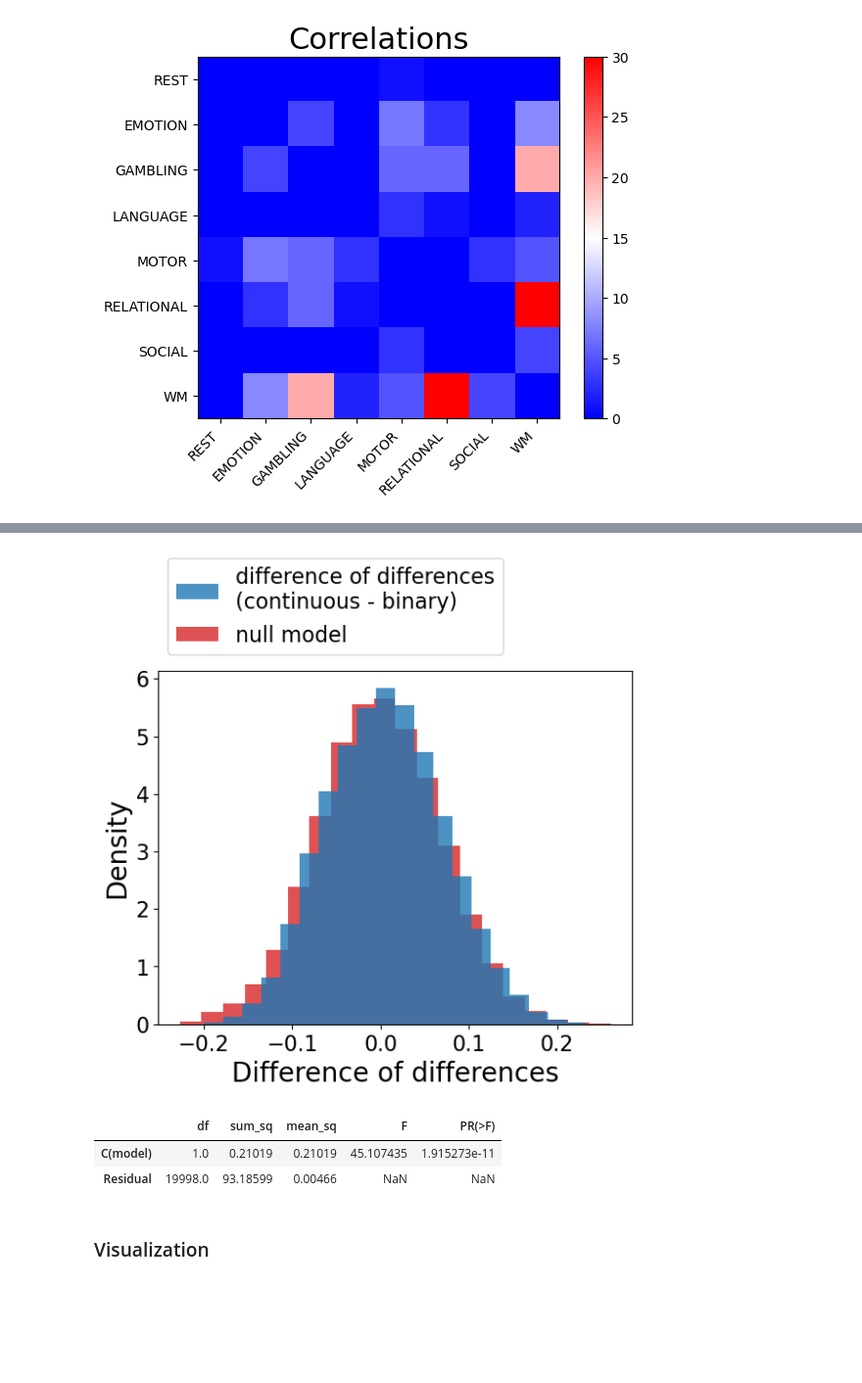
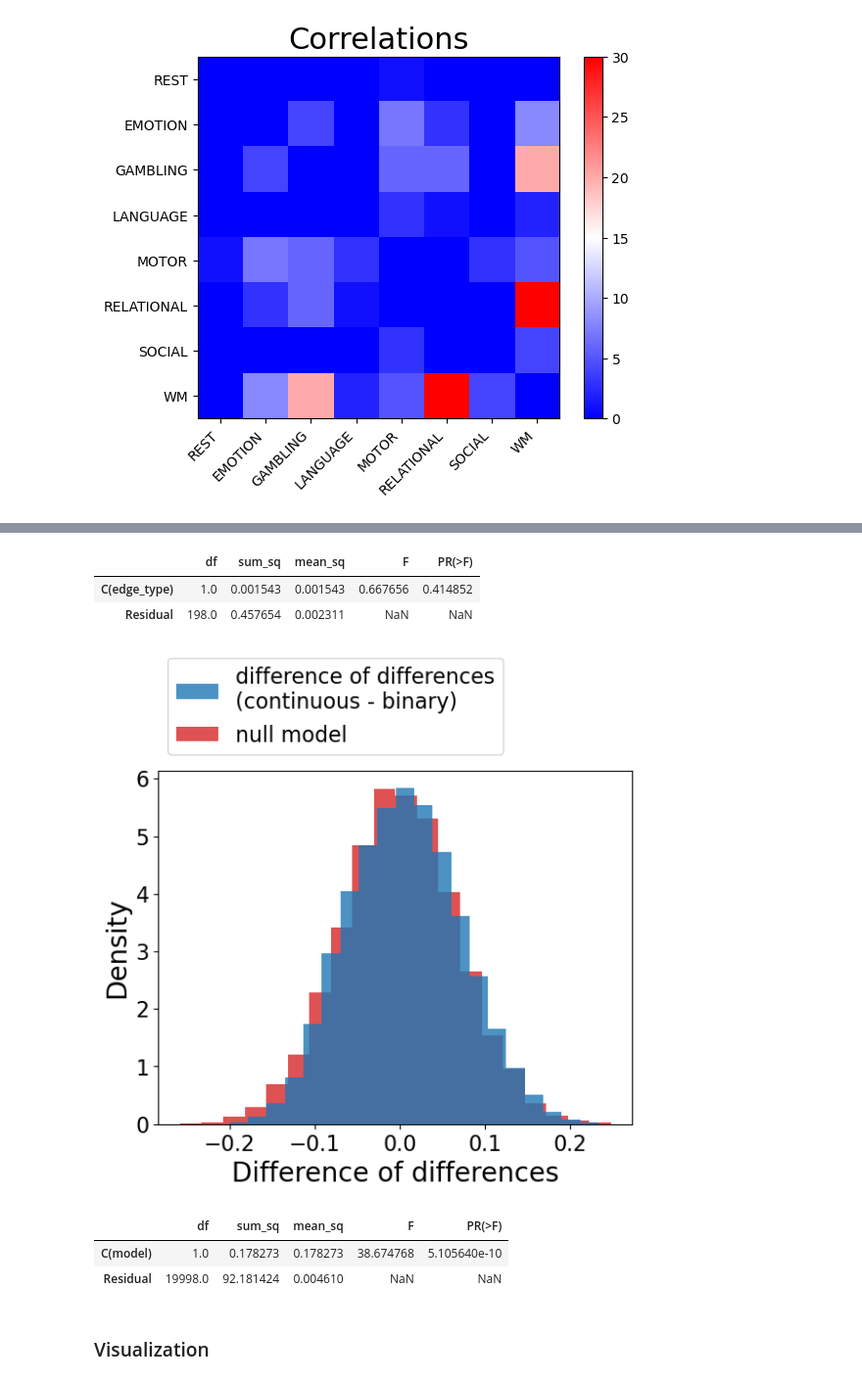
Before and after one commit to Vloon/MScThesis, a Jupyter notebook: classification_analysis.ipynb, the cells around one changed output, grey strips where cells are left out. Shown: that part at 98% size. Drawn from its saved outputs; the diff is of its cells as text; code cells hidden in the pictures; blank space fills up the shorter version.

```diff
--- a/classification_analysis.ipynb
+++ b/classification_analysis.ipynb
@@ -17,12 +19,27 @@ tick_fontsize = 16
 wrapsize = 25
 # %%
 def logit(p):
+    """
+    Logit function
+    PARAMS:
+    p : probability
+    """
     return np.log(p/(1-p))
 
 def invlogit(x):
+    """
+    Inverse logit function (a.k.a. logistic function)
+    PARAMS:
+    x : logit-transformed probability
+    """
     return 1/(1+np.exp(-x))
 
 def arcsin_sqrt(p):
+    """
+    Arcsin square-root transformation
+    PARAMS:
+    p : probability
+    """
     return np.arcsin(np.sqrt(p))
 # %%
 folder = os.path.join(os.getcwd(),'SVM')
@@ -200,6 +243,18 @@ plt.show()
+# %%
+## Perform an analysis of variance on the two difference distributions
+ets = n_folds**2*['Binary'] + n_folds**2*['Continuous']
+df_diff = pd.DataFrame({'edge_type':ets, 'difference':np.hstack([bin_difference_dist, con_difference_dist])})
+model = ols('difference ~ C(edge_type)', data=df_diff).fit()
+sm.stats.anova_lm(model, typ=1)
+# %% [output]
+|  | df | sum_sq | mean_sq | F | PR(>F) |
+| C(edge_type) | 1.0 | 0.001543 | 0.001543 | 0.667656 | 0.414852 |
+| Residual | 198.0 | 0.457654 | 0.002311 | NaN | NaN |
 # %%
+## Alternative plot, using the difference of differences distribution versus a null-distribution
 n_dodbins = 100
 
+## Construct the difference of differences distribution
 diff_of_diff_dist = np.zeros(n_folds**4)
 
 for i in range(n_folds**2):
@@ -207,15 +262,15 @@ for i in range(n_folds**2):
     end = (i+1)*n_folds**2
     diff_of_diff_dist[beg:end] = con_difference_dist - np.roll(bin_difference_dist, i)
 
+## Create null-distribution
 std = np.std(diff_of_diff_dist)
 null_dist = np.random.normal(scale=std, size=n_folds**4)
 
+## Plot the two distributions
 plt.figure()
 plt.hist(diff_of_diff_dist, 2*n_folds, density=True, color='tab:blue', alpha=0.8, zorder=3)
 plt.hist(null_dist, 2*n_folds, density=True, color='tab:red', alpha=0.8)
 _, ymax = plt.ylim()
-# plt.vlines([0], 0, ymax, color='darkred')
-# plt.vlines([np.mean(diff_of_diff_dist)], 0, ymax, color='darkblue', label='mean difference of differences')
 _labels = ['difference of differences (continuous - binary)', 'null model']
 labels = [ '\n'.join(wrap(l, wrapsize)) for l in _labels]
 plt.xticks(fontsize=tick_fontsize)
@@ -227,16 +282,17 @@ savename = os.path.join(folder, f'difference_of_differences{one_rest_txt}.png')
 plt.savefig(savename, bbox_inches='tight')
 plt.show()
 # %% [output]
-[figure, old version]
+[figure, new version]
 # %%
-df_diff = pd.DataFrame({'model':n_folds**4*['difference of difference']+n_folds**4*['null'],
+## Perform an analysis of variance on the difference of differences distribution
+df_dod = pd.DataFrame({'model':n_folds**4*['difference of difference']+n_folds**4*['null'],
                         'value':np.hstack([diff_of_diff_dist, null_dist])})
-model = ols('value ~ C(model)', data=df_diff).fit()
+model = ols('value ~ C(model)', data=df_dod).fit()
 sm.stats.anova_lm(model, typ=1)
 # %% [output]
 |  | df | sum_sq | mean_sq | F | PR(>F) |
-| C(model) | 1.0 | 0.21019 | 0.21019 | 45.107435 | 1.915273e-11 |
-| Residual | 19998.0 | 93.18599 | 0.00466 | NaN | NaN |
+| C(model) | 1.0 | 0.178273 | 0.178273 | 38.674768 | 5.105640e-10 |
+| Residual | 19998.0 | 92.181424 | 0.004610 | NaN | NaN |
 # %% [markdown]
 ### Visualization
 # %%
```
Also changed, not shown: parts of 18 cells of this notebook, 22 other files.
